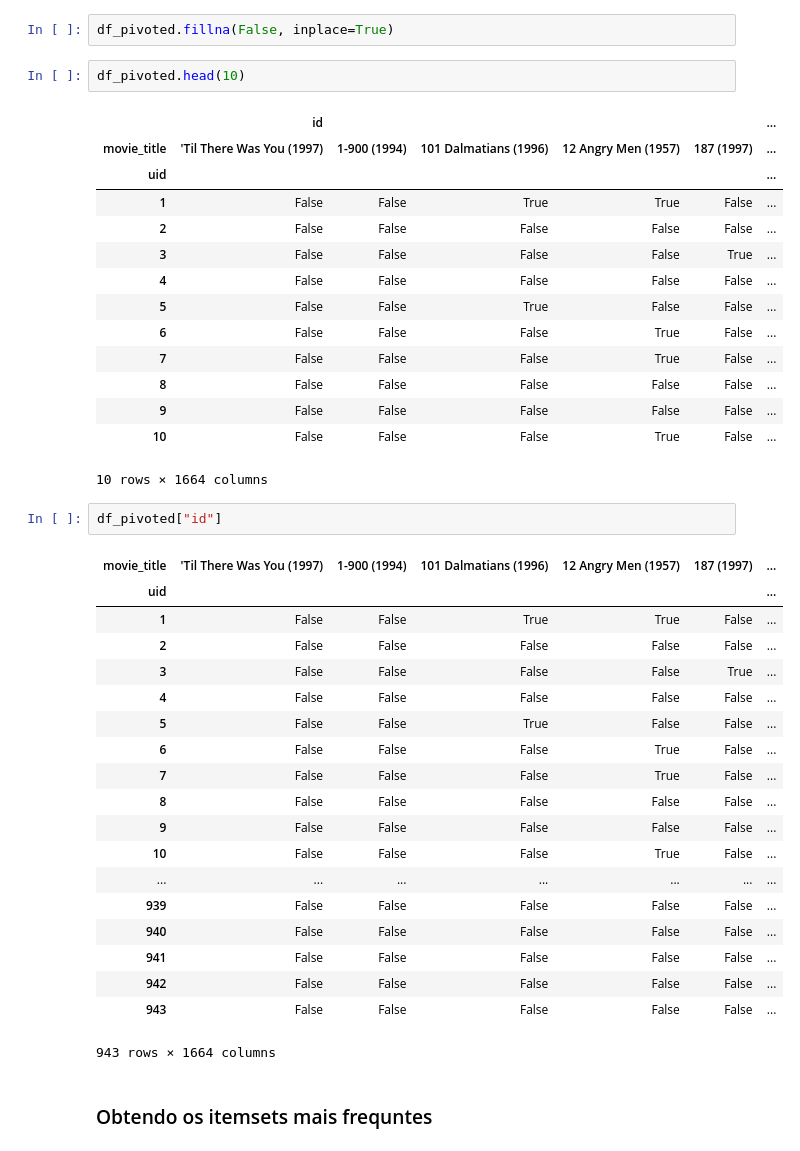
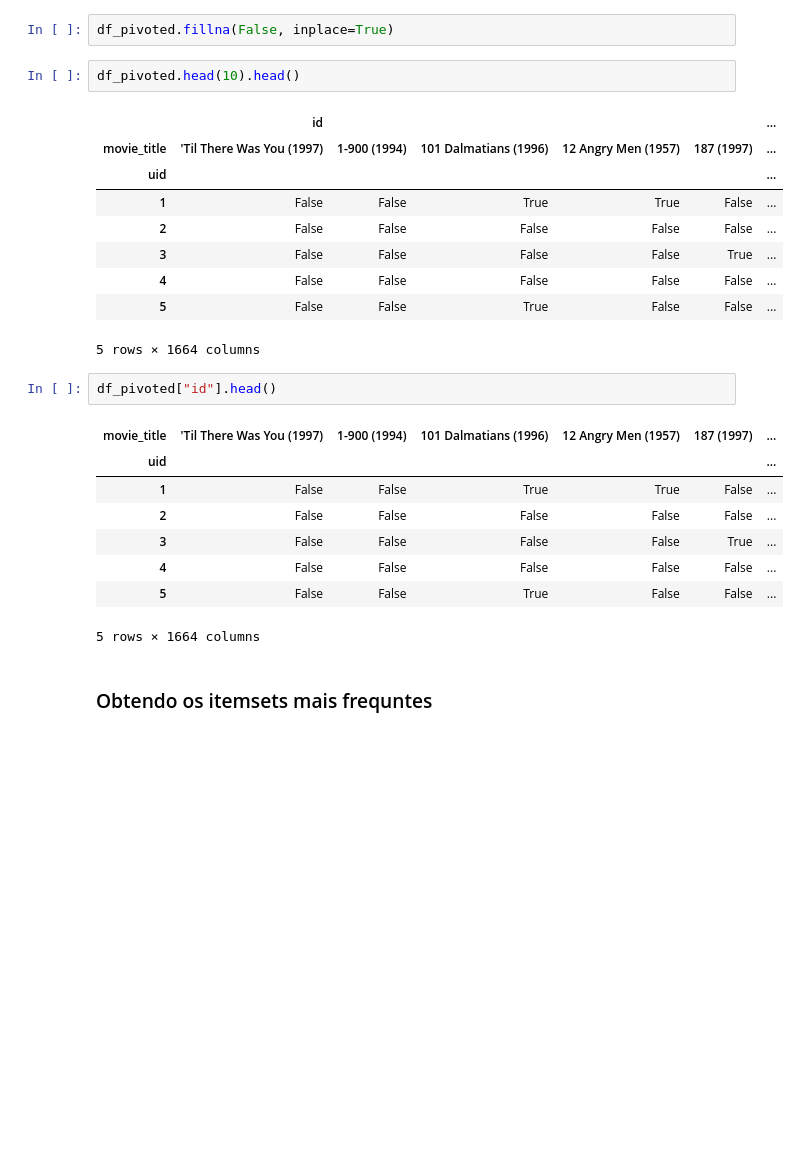
Before and after one commit to aiboxlab-ufrpe-edu-br/MovieLens-1, a Jupyter notebook: Modeling/MarketBasket.ipynb, the cells around one changed output. Drawn from its saved outputs; the diff is of its cells as text; blank space fills up the shorter version.

```diff
--- a/Modeling/MarketBasket.ipynb
+++ b/Modeling/MarketBasket.ipynb
@@ -46,7 +46,7 @@ df_pivoted = pd.pivot_table(ratingsDF, columns=['movie_title'], values=['id'], i
 # %%
 df_pivoted.fillna(False, inplace=True)
 # %%
-df_pivoted.head(10)
+df_pivoted.head(10).head()
 # %% [output]
 |  | id |  |  |  |  | ... |
 | movie_title | 'Til There Was You (1997) | 1-900 (1994) | 101 Dalmatians (1996) | 12 Angry Men (1957) | 187 (1997) | ... |
@@ -56,34 +56,18 @@ df_pivoted.head(10)
 | 3 | False | False | False | False | True | ... |
 | 4 | False | False | False | False | False | ... |
 | 5 | False | False | True | False | False | ... |
-| 6 | False | False | False | True | False | ... |
-| 7 | False | False | False | True | False | ... |
-| 8 | False | False | False | False | False | ... |
-| 9 | False | False | False | False | False | ... |
-| 10 | False | False | False | True | False | ... |
-10 rows × 1664 columns
+5 rows × 1664 columns
 # %%
-df_pivoted["id"]
+df_pivoted["id"].head()
 # %% [output]
 | movie_title | 'Til There Was You (1997) | 1-900 (1994) | 101 Dalmatians (1996) | 12 Angry Men (1957) | 187 (1997) | ... |
 | uid |  |  |  |  |  | ... |
 | 1 | False | False | True | True | False | ... |
 | 2 | False | False | False | False | False | ... |
 | 3 | False | False | False | False | True | ... |
 | 4 | False | False | False | False | False | ... |
 | 5 | False | False | True | False | False | ... |
-| 6 | False | False | False | True | False | ... |
-| 7 | False | False | False | True | False | ... |
-| 8 | False | False | False | False | False | ... |
-| 9 | False | False | False | False | False | ... |
-| 10 | False | False | False | True | False | ... |
-| ... | ... | ... | ... | ... | ... | ... |
-| 939 | False | False | False | False | False | ... |
-| 940 | False | False | False | False | False | ... |
-| 941 | False | False | False | False | False | ... |
-| 942 | False | False | False | False | False | ... |
-| 943 | False | False | False | False | False | ... |
-943 rows × 1664 columns
+5 rows × 1664 columns
 # %% [markdown]
 ### Obtendo os itemsets mais frequntes
 # %%
```
Also changed, not shown: parts of 31 cells of this notebook, 1 other file.
